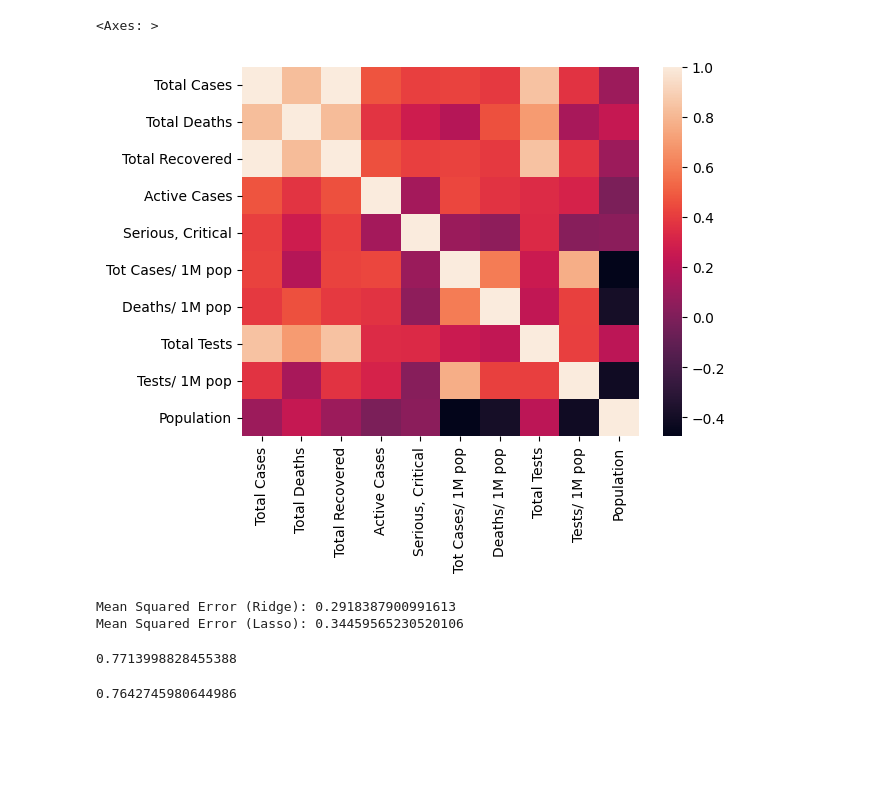
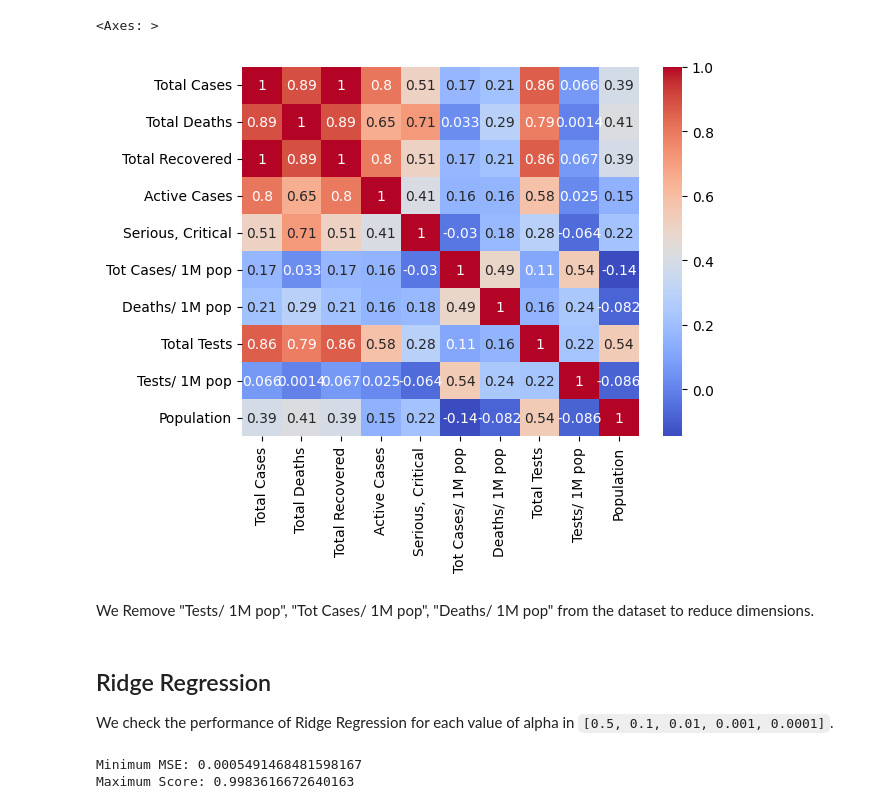
Before and after one commit to akshat1712/MA515_FDS_Project, a Jupyter notebook: Covid_Analysis.ipynb, the cells around one changed output. Drawn from its saved outputs; the diff is of its cells as text; code cells hidden in the pictures; blank space fills up the shorter version.

```diff
--- a/Covid_Analysis.ipynb
+++ b/Covid_Analysis.ipynb
@@ -11,0 +29,2 @@ FILE_PATH = 'Dataset/Covid.csv'
+# %%
+df.drop(cols[0], axis=1, inplace=True)
@@ -12,6 +33,2 @@ FILE_PATH = 'Dataset/Covid.csv'
 # %%
-df=pd.read_csv(FILE_PATH, index_col=0, header=0)
 df = df.apply(lambda x: pd.to_numeric(x.astype(str).str.replace(',', ''), errors='coerce'))
-df = df.dropna(axis=1, how='all')
-df = df.dropna(axis=0)
-df.head()
@@ -41,8 +34,0 @@ sns.scatterplot(x=df['Total Deaths'], y=df['Total Cases'])
-# %%
-# # Calculate IQR for each column
-Q1 = df.quantile(0.25)
-Q3 = df.quantile(0.75)
-IQR = Q3 - Q1
-
-# Remove rows with outliers based on IQR
-df  = df[~((df < (Q1 - IQR)) | (df > (Q3 + IQR))).any(axis=1)]
@@ -48,0 +61,2 @@ df  = df[~((df < (Q1 - IQR)) | (df > (Q3 + IQR))).any(axis=1)]
+# %%
+df['Serious, Critical'].replace(np.nan, 0, inplace=True)
@@ -49,6 +85,8 @@ df  = df[~((df < (Q1 - IQR)) | (df > (Q3 + IQR))).any(axis=1)]
 # %%
-sns.heatmap(df.corr())
+sns.heatmap(df.corr(), annot=True, cmap='coolwarm')
 # %% [output]
 <Axes: >
-[figure, old version]
+[figure, new version]
+# %% [markdown]
+We Remove "Tests/ 1M pop", "Tot Cases/ 1M pop", "Deaths/ 1M pop" from the dataset to reduce dimensions.
 # %%
@@ -77,27 +109,23 @@ lasso_model = lasso_model.fit(X_train_scaled, y_train_scaled)
-# %%
-ridge_predictions = ridge_model.predict(X_test_scaled)
-lasso_predictions = lasso_model.predict(X_test_scaled)
-
-mse_ridge = mean_squared_error(y_test_scaled, ridge_predictions)
-mse_lasso = mean_squared_error(y_test_scaled, lasso_predictions)
-
-print(f'Mean Squared Error (Ridge): {mse_ridge}')
-print(f'Mean Squared Error (Lasso): {mse_lasso}')
-# %% [output]
-Mean Squared Error (Ridge): 0.2918387900991613
-Mean Squared Error (Lasso): 0.34459565230520106
-# %%
-ridge_model.score(X_test_scaled, y_test_scaled)
-# %% [output]
-0.7713998828455388
-# %%
-pca = PCA(n_components=5)  # Choose the number of components
-X_train_pca = pca.fit_transform(X_train_scaled)
-X_test_pca = pca.transform(X_test_scaled)
-
-model_pca = LinearRegression()
-model_pca = model_pca.fit(X_train_pca, y_train_scaled)
-
-model_pca.score(X_test_pca, y_test_scaled)
-# %% [output]
-0.7642745980644986
+# %% [markdown]
+## Ridge Regression
+
+We check the performance of Ridge Regression for each value of alpha in `[0.5, 0.1, 0.01, 0.001, 0.0001]`.
+# %%
+alpha_values = [0.5, 0.1, 0.01, 0.001, 0.0001]
+mse_per_alpha = []
+score_per_alpha = []
+
+for alpha in alpha_values:
+    ridge_model = Ridge(alpha=alpha)
+    ridge_model = ridge_model.fit(X_train_scaled, y_train_scaled)
+    ridge_predictions = ridge_model.predict(X_test_scaled)
+    mse_ridge = mean_squared_error(y_test_scaled, ridge_predictions)
+
+    mse_per_alpha.append(mse_ridge)
+    score_per_alpha.append(ridge_model.score(X_test_scaled, y_test_scaled))
+
+print(f"Minimum MSE: {min(mse_per_alpha)}")
+print(f"Maximum Score: {max(score_per_alpha)}")
+# %% [output]
+Minimum MSE: 0.0005491468481598167
+Maximum Score: 0.9983616672640163
```
Also changed, not shown: parts of 25 cells of this notebook, 2 other files.
